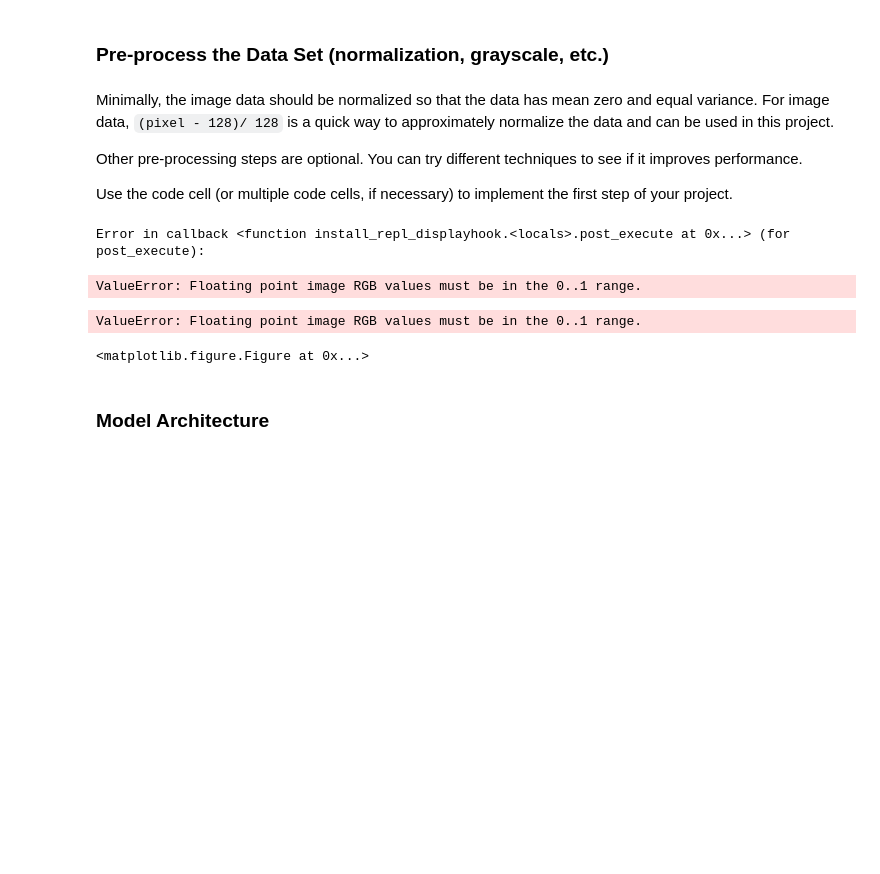
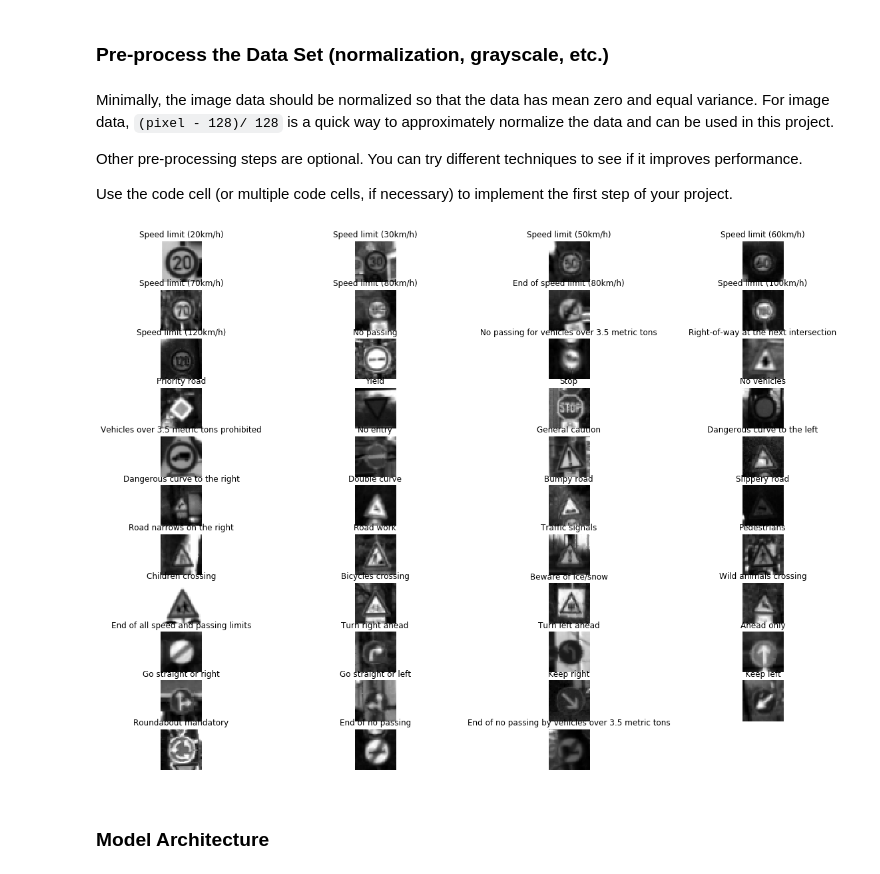
Before and after one commit to brandrik/02_TrafficSignClassifier, a Jupyter notebook: Traffic_Sign_Classifier.ipynb, the cells around one changed output. Saved outputs shown, nothing was run; the diff lists cells and outputs as text; code cells hidden in the pictures; blank space fills up the shorter version.

Commit message:
preprocessing: grayscaling then normalization. Shuffling data for each epoch

```diff
--- a/Traffic_Sign_Classifier.ipynb
+++ b/Traffic_Sign_Classifier.ipynb
@@ -134,7 +137,7 @@ from itertools import groupby
 
 
 
-def plotSigns(X,y) -> np.ndarray:
+def plotSigns(X,y, fig) -> np.ndarray:
     #n_samples = []
     for i in (range (n_classes)):
         #print (range (n_classes))
@@ -144,7 +147,10 @@ def plotSigns(X,y) -> np.ndarray:
 
         #print(selected)
 
-        plt.imshow(selected[0, :, :, :]) # draw only first image of every class
+        if (X.shape[3]==1):
+            plt.imshow(selected[0, :, :, -1], cmap='gray') # takes x*y dimensions draw only first image of every class grayscale
+        else:
+            plt.imshow(selected[0, :, :, :]) # draw only first image of every class
 
         #print("selected")
         #print(selected[0, :, :, :])
@@ -155,15 +161,16 @@ def plotSigns(X,y) -> np.ndarray:
     plt.show()
 
 
+
 # Distribution of images
 def plotHistogram(y, title):
 
     fig, ax = plt.subplots(figsize=(10, 15))
 
     labels = np.arange(len(all_labels))   # 0 .. 42
-    numOfEach = [len(list(group)) for key, group in groupby(y)]
-    #set_trace()
-    ax.barh(labels, numOfEach, align='center', color='blue')
+    numOfEach_trainset = [len(list(group)) for key, group in groupby(y)]
+
+    ax.barh(labels, numOfEach_trainset, align='center', color='blue')
     ax.set_yticks(labels)
     ax.set_yticklabels(all_labels)
     ax.invert_yaxis()  # display labels from top-to-bottom
@@ -171,19 +178,18 @@ def plotHistogram(y, title):
     ax.set_title(title)
 
     plt.show()
-    return numOfEach
 
 
 
 plt.close('all')
 
-plt.figure(1, figsize=(20,20))
-plotSigns(X_train, y_train)
+f1 = plt.figure(1, figsize=(20,20))
+plotSigns(X_train, y_train, f1)
 
 ## Histogram training set
-plt.figure(2, figsize=(20,20))
-numEach = plotHistogram(y_train, "Histogram of Trainining Set")
-print (numEach)
+f2 = plt.figure(2, figsize=(20,20))
+plotHistogram(y_train, "Histogram of Trainining Set")
+
 
 ### Histogram validation set
 #plt.figure(3, figsize=(20,20))
@@ -228,23 +233,20 @@ Use the code cell (or multiple code cells, if necessary) to implement the first
 ### Preprocess the data here. It is required to normalize the data. Other preprocessing steps could include
 # Shuffle data
 from sklearn.utils import shuffle
-X_train, y_train = shuffle(X_train, y_train)
+#X_train, y_train = shuffle(X_train, y_train)
+# %%
+### converting to grayscale, etc.
+# Grayscale first before normalization, to reduce data to normalize
+def grayScale(images):
+    return (np.sum(images/3, axis=3, keepdims=True))
+
+X_train_g = grayScale(X_train)
+X_test_g = grayScale(X_test)
+X_valid_g = grayScale(X_valid)
 # %%
 # Normalize
 def normalize(data):
     return (data - 128) / 128
+X_train_gn = normalize(X_train_g)
+X_test_gn = normalize(X_test_g)
+X_valid_gn = normalize(X_valid_g)
-# %%
-### converting to grayscale, etc.
-def grayScale(img):
-    YCrCb = cv2.cvtColor(img, cv2.COLOR_RGB2YCrCb)
-    return np.resize(YCrCb[:,:,0], (32,32,1))
-
-
-
-
-plotSigns(X_train_ng,y_train)
-# %% [output]
-Error in callback <function install_repl_displayhook.<locals>.post_execute at 0x...> (for post_execute):
-ValueError: Floating point image RGB values must be in the 0..1 range.
-ValueError: Floating point image RGB values must be in the 0..1 range.
-<matplotlib.figure.Figure at 0x...>
@@ -253,2 +253,7 @@ plotSigns(X_train_ng,y_train)
+# %%
+f3 = plt.figure(3, figsize=(20,20))
+plotSigns(X_train_gn, y_train, f3)
+# %% [output]
+[figure, added]
 # %% [markdown]
 ### Model Architecture
```
Also changed, not shown: parts of 8 cells of this notebook, 3 other files.
